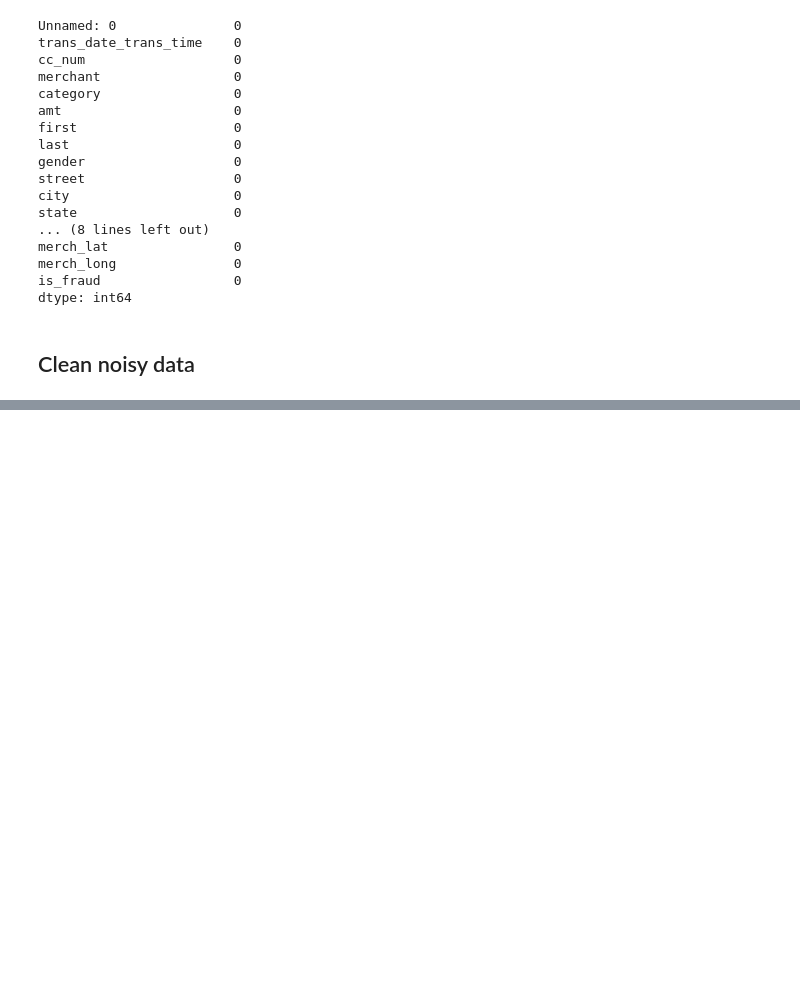
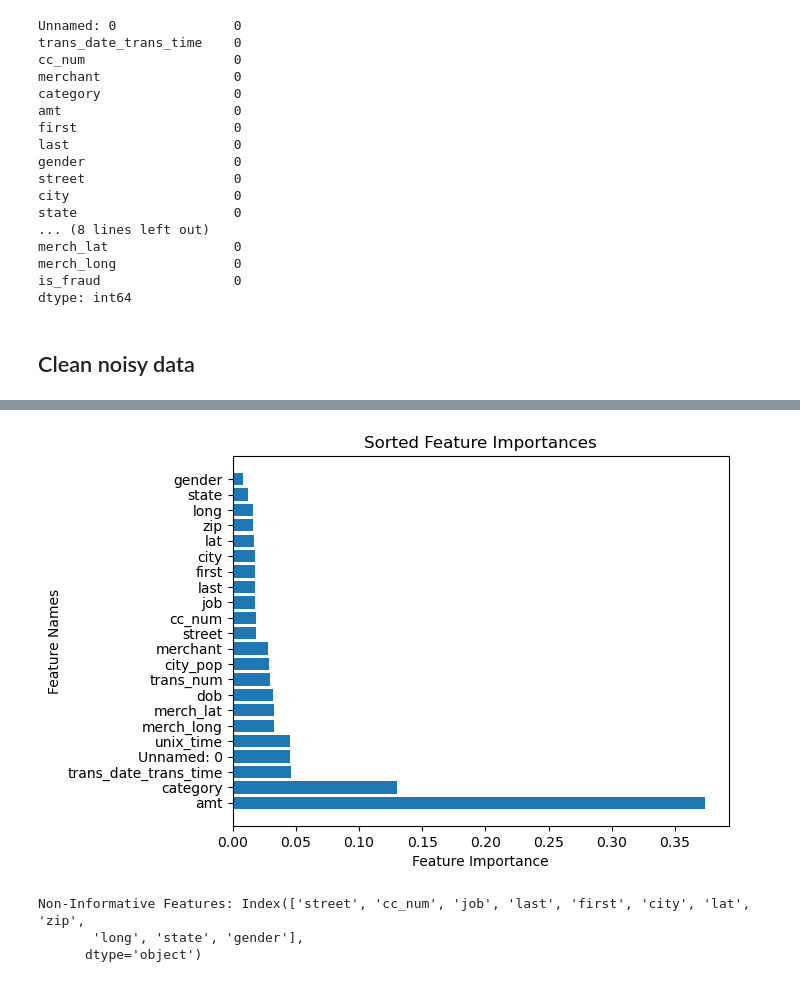
Before and after one commit to alexish4/Preprocessing, a Jupyter notebook: Preprocess.ipynb, the cells around one changed output, grey strips where cells are left out. Cells and saved outputs as stored; diff of their text form; code cells hidden in the pictures; blank space fills up the shorter version.

Commit message:
checked feature importance

```diff
--- a/Preprocess.ipynb
+++ b/Preprocess.ipynb
@@ -126,0 +150,39 @@ dataset.drop_duplicates(inplace = True)
+# %%
+df = dataset.copy()
+# %%
+cat_col = df.select_dtypes(exclude = ['float64','int64']).columns
+# %%
+label_encoder = LabelEncoder()
+
+for col in cat_col:
+    if df[col].dtype == 'object':
+        df[col] = label_encoder.fit_transform(df[col])
+# %%
+y = df['is_fraud']
+X = df.drop('is_fraud' , axis=1)
+
+model = RandomForestClassifier()
+model.fit(X, y)
+feature_importances = model.feature_importances_
+feature_names = df.drop('is_fraud', axis=1).columns
+
+sorted_indices = feature_importances.argsort()[::-1]
+sorted_feature_names = feature_names[sorted_indices]
+sorted_feature_importances = feature_importances[sorted_indices]
+
+plt.barh(sorted_feature_names, sorted_feature_importances)
+plt.xlabel('Feature Importance')
+plt.ylabel('Feature Names')
+plt.title('Sorted Feature Importances')
+plt.show()
+
+threshold = 0.02
+
+non_informative_features = sorted_feature_names[sorted_feature_importances < threshold]
+
+print("Non-Informative Features:", non_informative_features)
+# %% [output]
+[figure, added]
+Non-Informative Features: Index(['street', 'cc_num', 'job', 'last', 'first', 'city', 'lat', 'zip',
+       'long', 'state', 'gender'],
+      dtype='object')
```
Also changed, not shown: parts of 2 cells of this notebook.
